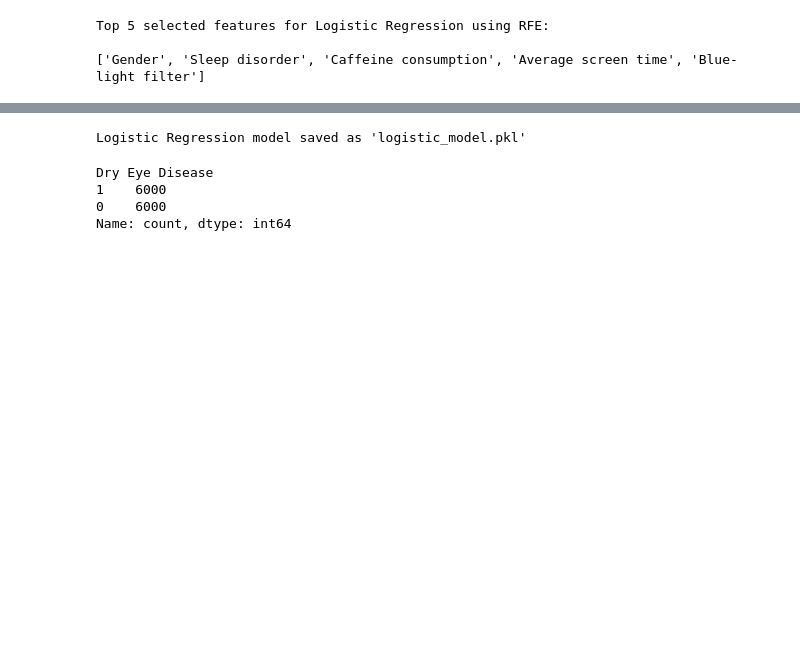
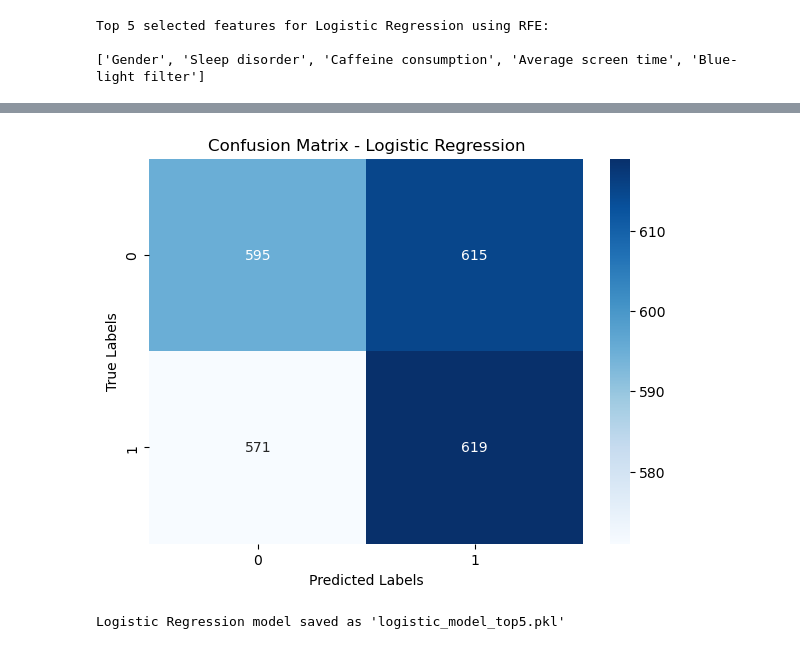
Before and after one commit to ALSABAEEI/MLA_Project, a Jupyter notebook: MLA_project_cb22018.ipynb, the cells around one changed output, grey strips where cells are left out. Drawn from its saved outputs; the diff is of its cells as text; code cells hidden in the pictures; blank space fills up the shorter version.

```diff
--- a/MLA_project_cb22018.ipynb
+++ b/MLA_project_cb22018.ipynb
@@ -291,17 +396,18 @@ Top 5 selected features for Logistic Regression using RFE:
+# %%
+confusion = confusion_matrix(y_test, y_pred_lr)
+
+plt.figure(figsize=(7, 5))
+sns.heatmap(confusion, annot=True, cmap='Blues', fmt='d')
+plt.title('Confusion Matrix - Logistic Regression')
+plt.xlabel('Predicted Labels')
+plt.ylabel('True Labels')
+plt.show()
+# %% [output]
+[figure, added]
 # %%
-# === Train Logistic Regression on full training set (all features, not just RFE) ===
-lr_model = LogisticRegression(max_iter=1000, random_state=42)
-lr_model.fit(X_train, y_train)
+# Save the retrained Logistic Regression model that rely on the selected features
 
-# === Save the trained Logistic Regression model ===
-joblib.dump(lr_model, 'logistic_model.pkl')
-print("Logistic Regression model saved as 'logistic_model.pkl'")
+joblib.dump(lr_model, 'logistic_model_top5.pkl')
+print("Logistic Regression model saved as 'logistic_model_top5.pkl'")
 # %% [output]
-Logistic Regression model saved as 'logistic_model.pkl'
+Logistic Regression model saved as 'logistic_model_top5.pkl'
-# %%
-y.value_counts()
-# %% [output]
-Dry Eye Disease
-1    6000
-0    6000
-Name: count, dtype: int64
```
Also changed, not shown: parts of 17 cells of this notebook.
